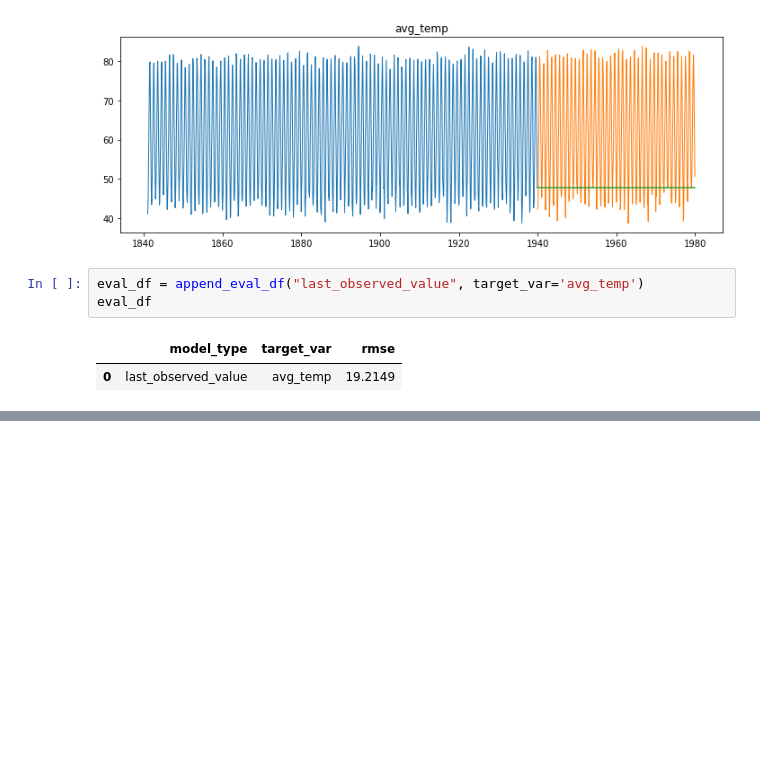
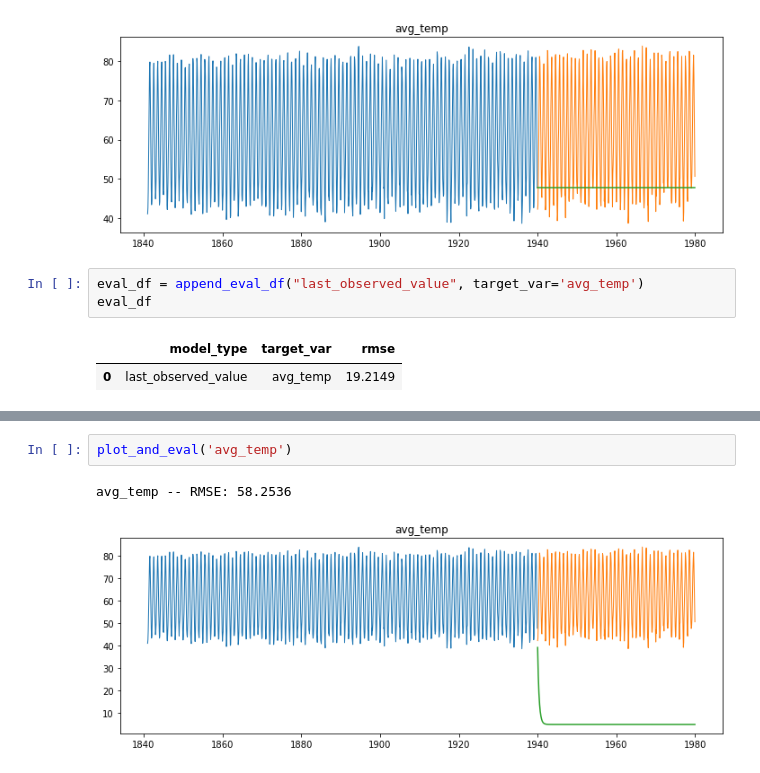
Before and after one commit to david-ryan-alviola/time-series-project, a Jupyter notebook: Sasebo Temperature Time Analysis.ipynb, the cells around one changed output, grey strips where cells are left out. Drawn from its saved outputs; the diff is of its cells as text; blank space fills up the shorter version.

```diff
--- a/Sasebo Temperature Time Analysis.ipynb
+++ b/Sasebo Temperature Time Analysis.ipynb
@@ -429,0 +571,5 @@ eval_df
+# %%
+plot_and_eval('avg_temp')
+# %% [output]
+avg_temp -- RMSE: 58.2536
+[figure, added]
```
Also changed, not shown: parts of 37 cells of this notebook, 1 other file.
